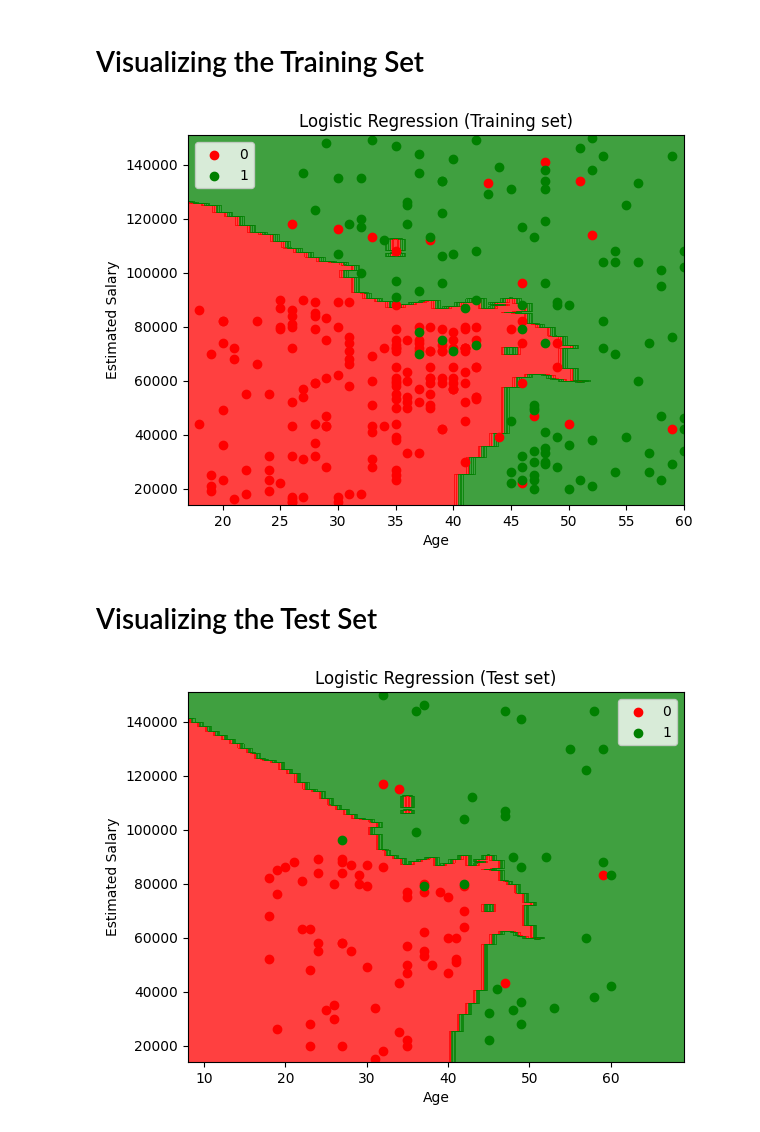
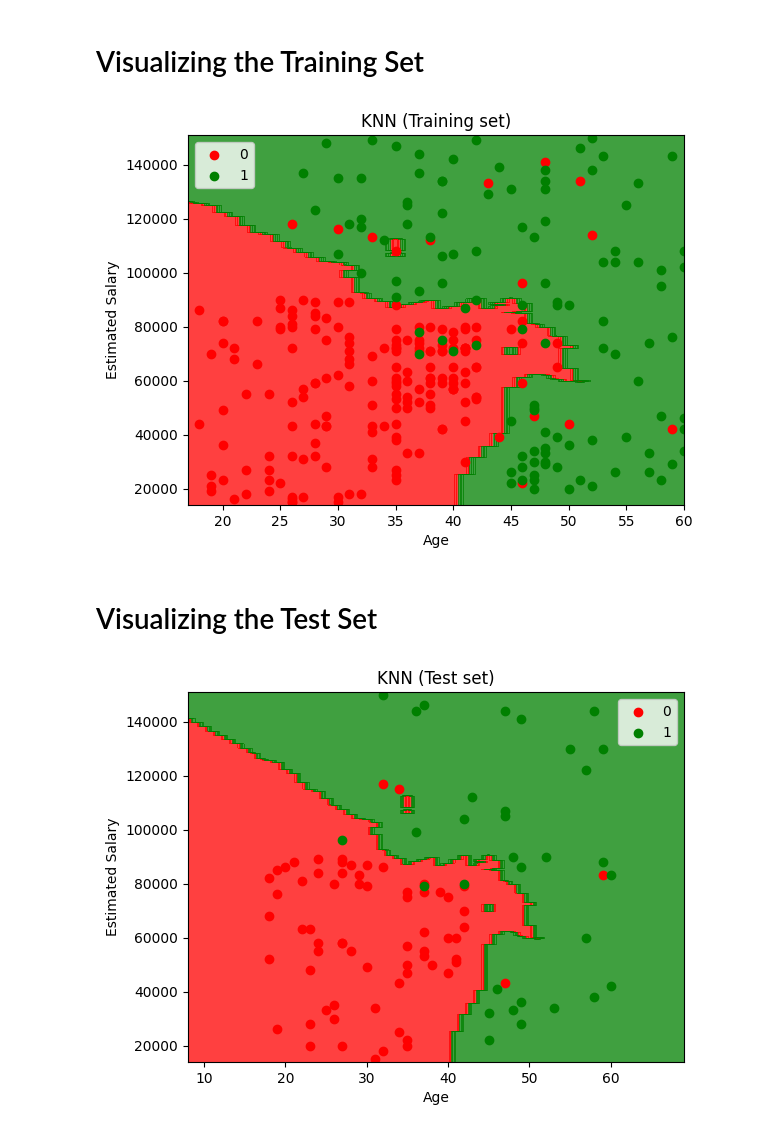
Before and after one commit to ronnin796/Classification_Templates, a Jupyter notebook: KNN/KNN.ipynb, the cells around one changed output. Saved outputs shown, nothing was run; the diff lists cells and outputs as text; code cells hidden in the pictures.

```diff
--- a/KNN/KNN.ipynb
+++ b/KNN/KNN.ipynb
@@ -74,35 +74,35 @@ from matplotlib.colors import ListedColormap
 
 
 # Inverse transform the scaled training set
 X_set, y_set = sc.inverse_transform(X_train), y_train
 
 # Use larger step sizes to reduce memory load
 x1_min, x1_max = X_set[:, 0].min() - 1, X_set[:, 0].max() + 1
 x2_min, x2_max = X_set[:, 1].min() - 1000, X_set[:, 1].max() + 1000
 
 X1, X2 = np.meshgrid(
     np.arange(start=x1_min, stop=x1_max, step=1),
     np.arange(start=x2_min, stop=x2_max, step=100)
 )
 
 # Predict on the meshgrid points
 mesh_points = np.array([X1.ravel(), X2.ravel()]).T
 predictions = classifier.predict(sc.transform(mesh_points)).reshape(X1.shape)
 
 # Plotting
 plt.contourf(X1, X2, predictions, alpha=0.75, cmap=ListedColormap(('red', 'green')))
 plt.xlim(X1.min(), X1.max())
 plt.ylim(X2.min(), X2.max())
 for i, j in enumerate(np.unique(y_set)):
     plt.scatter(X_set[y_set == j, 0], X_set[y_set == j, 1],
                 c=ListedColormap(('red', 'green'))(i), label=j)
-plt.title('Logistic Regression (Training set)')
+plt.title('KNN (Training set)')
 plt.xlabel('Age')
 plt.ylabel('Estimated Salary')
 plt.legend()
 plt.show()
 # %% [output]
-[figure, old version]
+[figure, new version]
 # %% [markdown]
 # Visualizing the Test Set
 # %%
@@ -116,10 +116,10 @@ plt.xlim(X1.min(), X1.max())
 plt.ylim(X2.min(), X2.max())
 for i, j in enumerate(np.unique(y_set)):
     plt.scatter(X_set[y_set == j, 0], X_set[y_set == j, 1], c = ListedColormap(('red', 'green'))(i), label = j)
-plt.title('Logistic Regression (Test set)')
+plt.title('KNN (Test set)')
 plt.xlabel('Age')
 plt.ylabel('Estimated Salary')
 plt.legend()
 plt.show()
 # %% [output]
-[figure, old version]
+[figure, new version]
```
Also changed, not shown: 5 other files.
